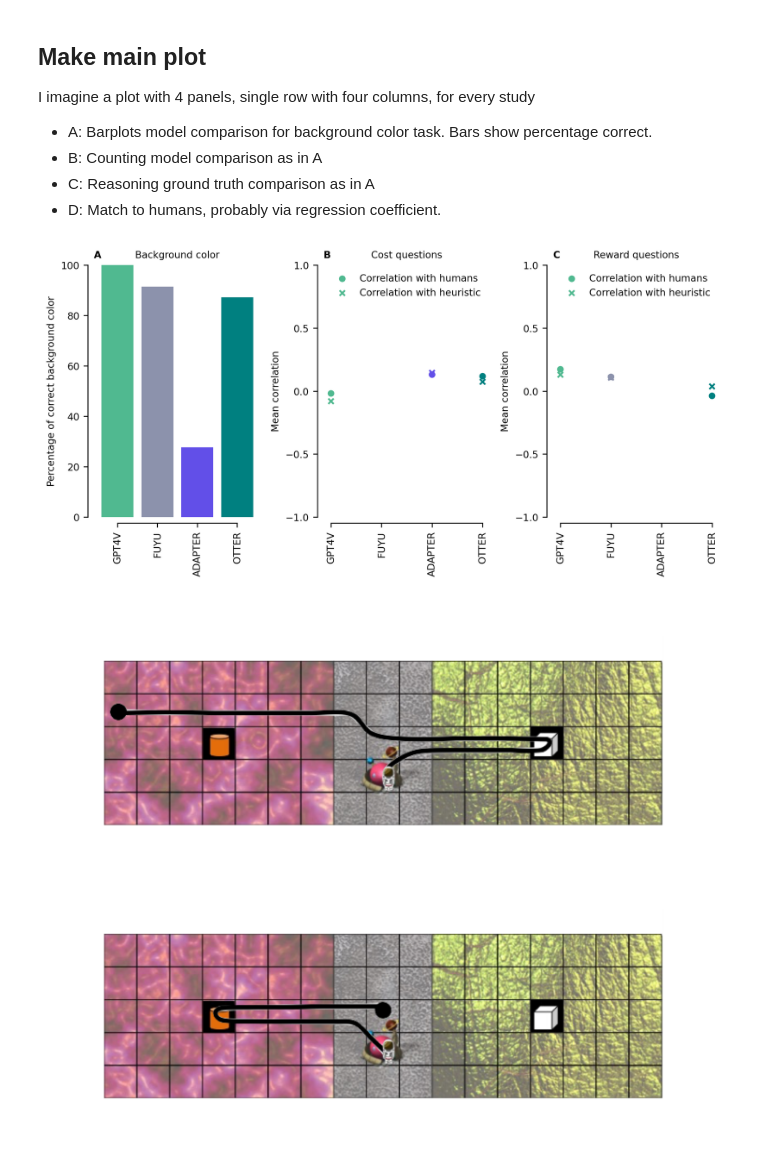
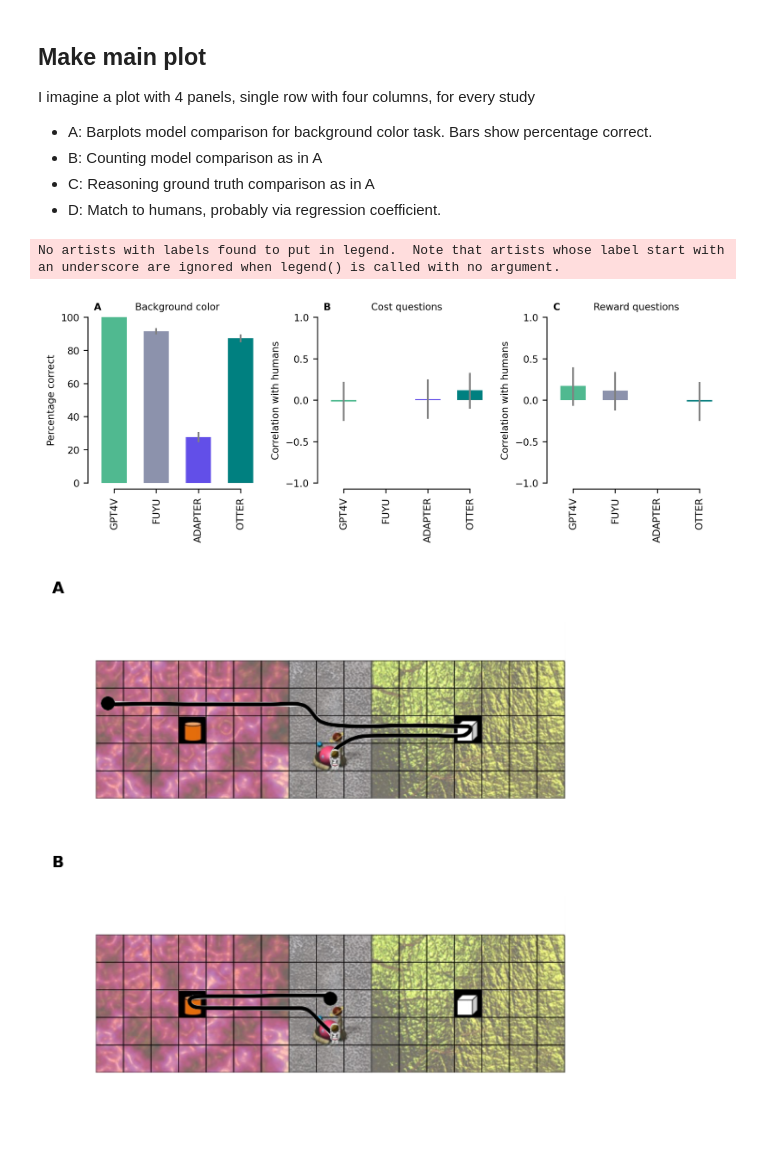
Before and after one commit to lsbuschoff/multimodal, a Jupyter notebook: psych_analysis.ipynb, the cells around one changed output. Saved outputs shown, nothing was run; the diff lists cells and outputs as text; code cells hidden in the pictures.

```diff
--- a/psych_analysis.ipynb
+++ b/psych_analysis.ipynb
@@ -69,7 +65,7 @@ mpl.rcParams["savefig.dpi"] = 311
 ## Load data
 # %%
 # Load data from our own collected .csv file
-data = pd.read_csv("data/EXP1_RESULTS.csv").loc[:, :"OTTER"]
+data = pd.read_csv("data/NUC_RESULTS.csv").loc[:, :"OTTER"]
 
 # Define subjects
 subjects = ["Human", "GPT4V1Q", "FUYU", "ADAPTER", "OTTER"]
@@ -90,8 +86,10 @@ descriptives.head()
 
 # Get percentage of correct background color over all three experiments
 color_correct = np.zeros(len(subjects[1:]))
+color_correct_errs = np.zeros(len(subjects[1:]))
 for ind, subject in enumerate(subjects[1:]):
     color_correct[ind] = sum(descriptives.loc[descriptives["Question"] == 1, subject].isin(["purple", "pink"])) / len(descriptives.loc[descriptives["Question"] == 1])
+    color_correct_errs[ind] = binom.std(len(descriptives.loc[descriptives["Question"] == 1]), color_correct[ind])
 # %%
 # Make new Z-transform columns
 for subject in subjects[1:]:
@@ -211,57 +229,66 @@ I imagine a plot with 4 panels, single row with four columns,  for every study
 # %%
 # Prepare plot
 num_subjects = len(subjects)
-fig, axs = plt.subplots(1, 3, figsize=(8,4), sharey=False, tight_layout=True)
+fig, axs = plt.subplots(1, 3, figsize=(8,3), sharey=False, tight_layout=True)
 
 # Plot A
-axs[0].bar(np.arange(num_subjects-1), color_correct*100, color=model_colors)
+axs[0].bar(np.arange(num_subjects-1), color_correct*100, color=model_colors, width=0.6)
+axs[0].errorbar(np.arange(num_subjects-1),
+                color_correct*100,
+                yerr=color_correct_errs, ls="none", ecolor="gray")
 axs[0].set_title("Background color")
 axs[0].set_title("A", fontweight='bold', loc='left')
-axs[0].set_ylabel("Percentage of correct background color")
+axs[0].set_ylabel("Percentage correct")
 axs[0].set_ylim(0, 100)
 axs[0].set_xticks(np.arange(num_subjects-1))
 
 # Plot B
-axs[1].scatter(np.arange(num_subjects-1), cocorr_all, s=20, color=model_colors[:-1], marker="o", label="Correlation with humans")
-axs[1].scatter(np.arange(num_subjects-1), heucocorr_all, s=20, color=model_colors[:-1], marker="x", label="Correlation with heuristic")
+axs[1].bar(np.arange(num_subjects-1), cocorr_all, color=model_colors[:-1], width=0.6)
+axs[1].errorbar(np.arange(num_subjects-1),
+                cocorr_all,
+                yerr=cocorr_cis, ls="none", ecolor="gray")
 axs[1].set_title("Cost questions")
 axs[1].set_title("B", fontweight='bold', loc='left')
-axs[1].set_ylabel("Mean correlation")
+axs[1].set_ylabel("Correlation with humans")
 axs[1].set_ylim(-1, 1)
 axs[1].set_yticks(np.arange(-1, 1.1, 0.5))
 axs[1].set_xticks(np.arange(num_subjects-1))
 axs[1].legend(loc="upper center", frameon=False)
 
 # Plot C
-axs[2].scatter(np.arange(num_subjects-1), recorr_all, s=20, color=model_colors[:-1], marker="o", label="Correlation with humans")
-axs[2].scatter(np.arange(num_subjects-1), heurecorr_all, s=20, color=model_colors[:-1], marker="x", label="Correlation with heuristic")
+axs[2].bar(np.arange(num_subjects-1), recorr_all, color=model_colors[:-1], width=0.6)
+axs[2].errorbar(np.arange(num_subjects-1),
+                recorr_all,
+                yerr=recorr_cis, ls="none", ecolor="gray")
 axs[2].set_title("Reward questions")
 axs[2].set_title("C", fontweight='bold', loc='left')
-axs[2].set_ylabel("Mean correlation")
+axs[2].set_ylabel("Correlation with humans")
 axs[2].set_ylim(-1, 1)
 axs[2].set_yticks(np.arange(-1, 1.1, 0.5))
 axs[2].set_xticks(np.arange(num_subjects-1))
-axs[2].legend(loc="upper center", frameon=False)
 
 # Despine and set x tick labels afterwards
 sns.despine(offset=5, trim=True)
 axs[0].set_xticklabels(np.concatenate((["GPT4V"], subjects[2:])), rotation=90)
 axs[1].set_xticklabels(np.concatenate((["GPT4V"], subjects[2:])), rotation=90)
 axs[2].set_xticklabels(np.concatenate((["GPT4V"], subjects[2:])), rotation=90)
-plt.savefig("exp1_main.pdf", dpi=300)
+plt.savefig("figures/psych_main.pdf", dpi=300)
 # %% [output]
+No artists with labels found to put in legend.  Note that artists whose label start with an underscore are ignored when legend() is called with no argument.
-[figure, old version]
+[figure, new version]
 # %%
 # Prepare plot
 fig, axs = plt.subplots(2, 1, sharey=False, tight_layout=True, figsize=(6,4))
 
 # First column: easy for humans, hard for GPT4V (20, 11)
 axs[0].imshow(plt.imread("eval/images/naive_util_calc_images/Exp1b/3.png"))
+axs[0].set_title("A\n", fontweight='bold', loc='left', fontsize='medium')
 axs[0].axis("off")
 
 axs[1].imshow(plt.imread("eval/images/naive_util_calc_images/Exp1b/1.png"))
+axs[1].set_title("B\n", fontweight='bold', loc='left', fontsize='medium')
 axs[1].axis("off")
 
-plt.savefig("exp1_examples.pdf", dpi=300, bbox_inches='tight')
+plt.savefig("figures/psych_examples1.pdf", dpi=300, bbox_inches='tight')
 # %% [output]
-[figure, old version]
+[figure, new version]
```
Also changed, not shown: parts of 5 cells of this notebook, 9 other files.
